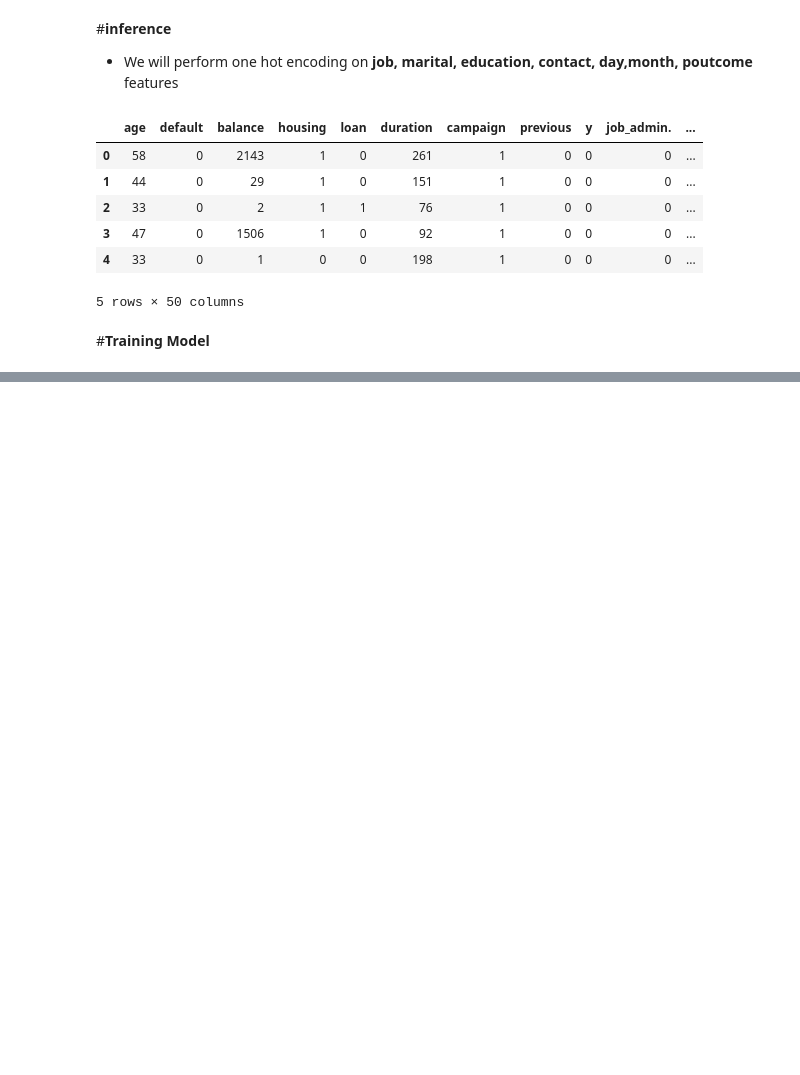
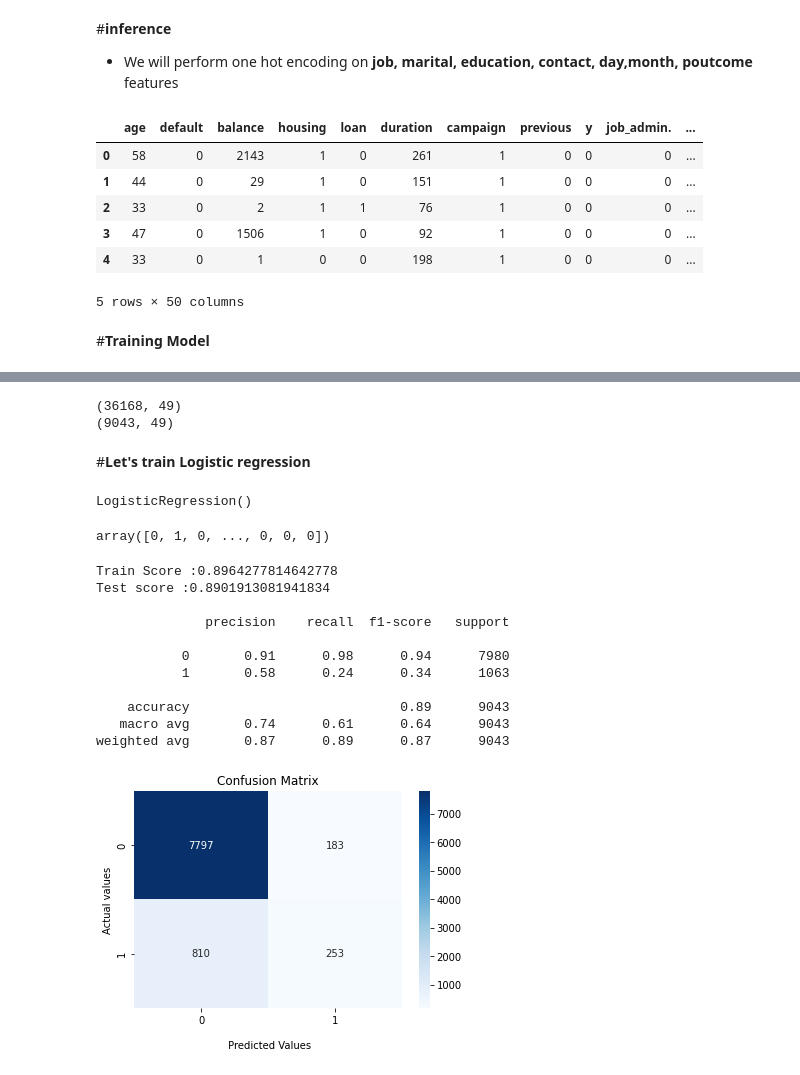
Before and after one commit to shwetaNayak19/Bank-Marketing-Effectiveness-Prediction, a Jupyter notebook: Bank_Marketing_Effectiveness_Prediction.ipynb, the cells around one changed output, grey strips where cells are left out. Drawn from its saved outputs; the diff is of its cells as text; code cells hidden in the pictures; blank space fills up the shorter version.

```diff
--- a/Bank_Marketing_Effectiveness_Prediction.ipynb
+++ b/Bank_Marketing_Effectiveness_Prediction.ipynb
@@ -666,0 +689,3 @@ df1.head()
+# %%
+#target variable
+target = df1['y']
@@ -666,0 +696,55 @@ df1.head()
+# %%
+#splitting data into train test split
+X_train, X_test, y_train, y_test = train_test_split(features,target , test_size = 0.2, random_state = 0)
+# %%
+#checking shape of train and test data
+print(X_train.shape)
+print(X_test.shape)
+# %% [output]
+(36168, 49)
+(9043, 49)
+# %% [markdown]
+#**Let's train Logistic regression**
+# %%
+#training logistic regression model
+LR = LogisticRegression()
+LR.fit(X_train,y_train)
+# %% [output]
+LogisticRegression()
+# %%
+y_pred = LR.predict(X_test)
+y_pred
+# %% [output]
+array([0, 1, 0, ..., 0, 0, 0])
+# %%
+#check model performance and metrics
+print(f'Train Score :{LR.score(X_train,y_train)}')
+print(f'Test score :{accuracy_score(y_test,y_pred)}')
+#to print one blank line
+print()
+print(classification_report(y_test,y_pred))
+
+conf_matrix = confusion_matrix(y_test,y_pred)
+print()
+
+#plotting confussion matrix
+ax=sns.heatmap(conf_matrix,annot=True,cmap='Blues',fmt='d')
+ax.set_xlabel('\n Predicted Values')
+ax.set_ylabel('Actual values')
+ax.set_title('Confusion Matrix')
+## Ticket labels - List must be in alphabetical order
+ax.xaxis.set_ticklabels(['0','1'])
+ax.yaxis.set_ticklabels(['0','1']);
+# %% [output]
+Train Score :0.8964277814642778
+Test score :0.8901913081941834
+
+              precision    recall  f1-score   support
+
+           0       0.91      0.98      0.94      7980
+           1       0.58      0.24      0.34      1063
+
+    accuracy                           0.89      9043
+   macro avg       0.74      0.61      0.64      9043
+weighted avg       0.87      0.89      0.87      9043
+[figure, added]
```
Also changed, not shown: parts of 9 cells of this notebook.
